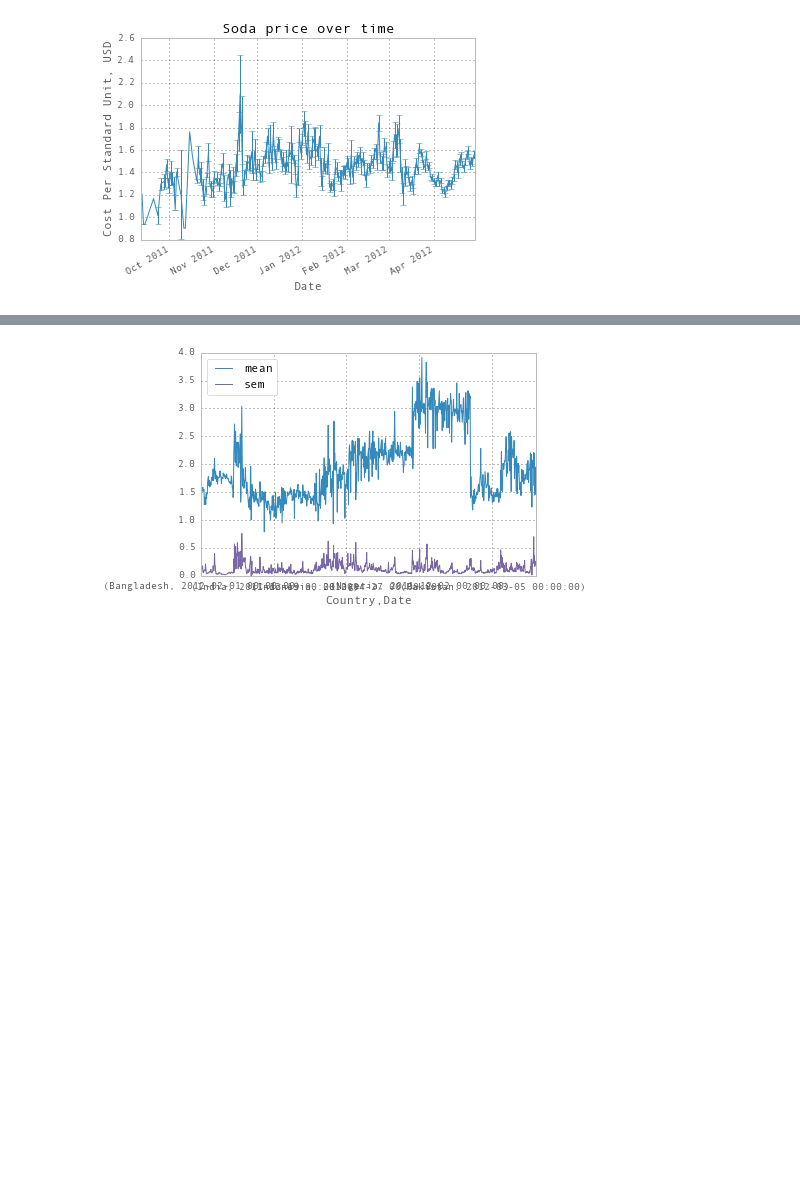
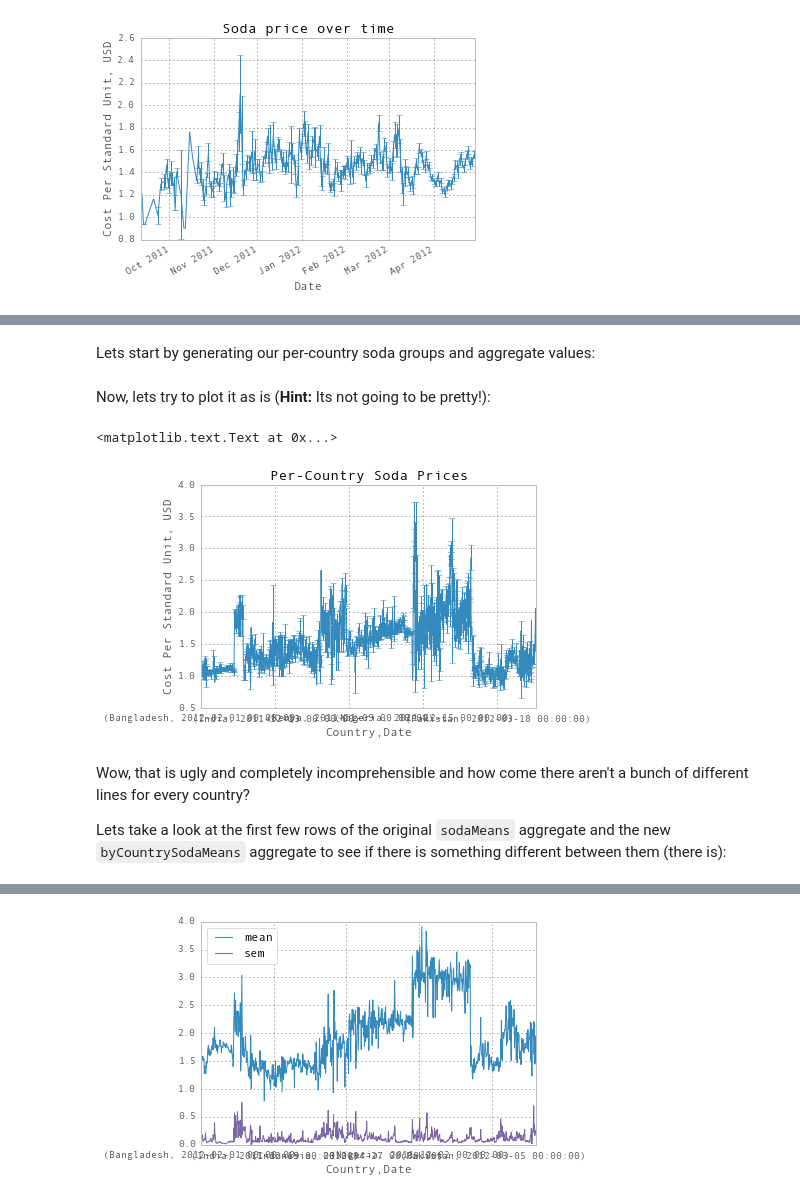
Before and after one commit to learn-co-students/intro-datascience-workshop-dumbo-web-080519, a Jupyter notebook: day2/Lesson 3 - Working with timeseries and learning to plot along the way.ipynb, the cells around one changed output, grey strips where cells are left out. Saved outputs shown, nothing was run; the diff lists cells and outputs as text; code cells hidden in the pictures; blank space fills up the shorter version.

```diff
--- a/day2/Lesson 3 - Working with timeseries and learning to plot along the way.ipynb
+++ b/day2/Lesson 3 - Working with timeseries and learning to plot along the way.ipynb
@@ -308,0 +332,18 @@ plt.ylabel("Cost Per Standard Unit, USD")
+# %% [markdown]
+Lets start by generating our per-country soda groups and aggregate values:
+# %%
+countrySodaGroups = sodaPrices.groupby(["Country","Date"])
+byCountrySodaMeans = countrySodaGroups["Conv_Price"].agg(np.mean)
+byCountrySodaErrs = countrySodaGroups["Conv_Price"].agg(stats.sem)
+# %% [markdown]
+Now, lets try to plot it as is (**Hint:** Its not going to be pretty!):
+# %%
+byCountrySodaMeans.plot(yerr =byCountrySodaErrs, title='Per-Country Soda Prices')
+plt.ylabel("Cost Per Standard Unit, USD")
+# %% [output]
+<matplotlib.text.Text at 0x...>
+[figure, added]
+# %% [markdown]
+Wow, that is ugly and completely incomprehensible and how come there aren't a bunch of different lines for every country?
+
+Lets take a look at the first few rows of the original `sodaMeans` aggregate and the new `byCountrySodaMeans` aggregate to see if there is something different between them (there is):
```
Also changed, not shown: parts of 18 cells of this notebook.
